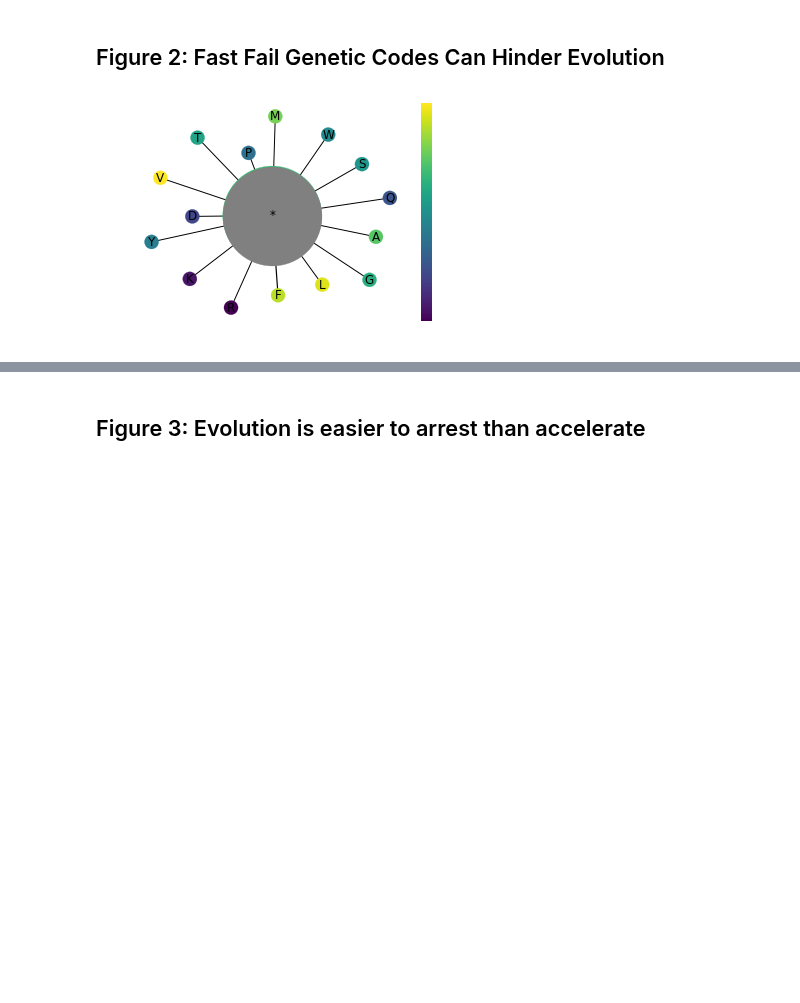
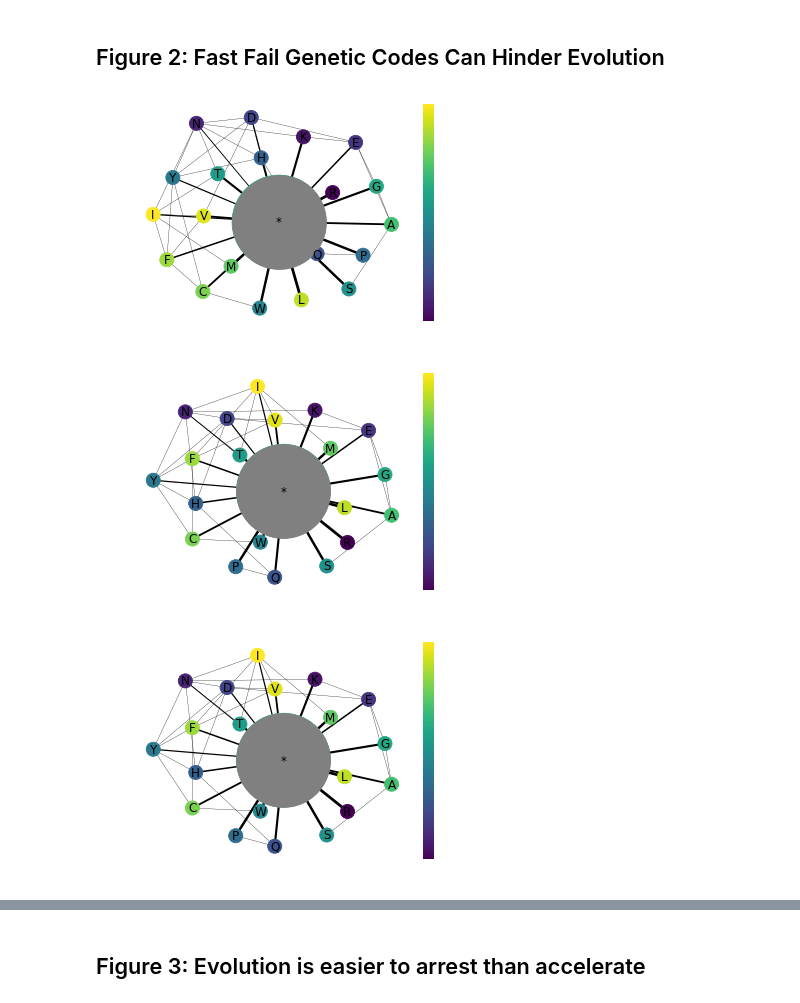
Before and after one commit to EndyLab/codon-tables, a Jupyter notebook: notebooks/fast_fail_figs.ipynb, the cells around one changed output, grey strips where cells are left out. Cells and saved outputs as stored; diff of their text form; code cells hidden in the pictures; blank space fills up the shorter version.

```diff
--- a/notebooks/fast_fail_figs.ipynb
+++ b/notebooks/fast_fail_figs.ipynb
@@ -22,6 +22,7 @@ import random
 from random import shuffle
 import pickle
 import copy
+import datetime
 from src.codonTable import codonTable
 from src.codonUtils import utils
 from src.thunderflask import thunderflask
@@ -36,8 +37,9 @@ with open(ff_path+'ff20_table.pickle', 'rb') as handle:
 with open(ff_path+'ff16_table.pickle', 'rb') as handle:
     ff16_table = codonTable(table=pickle.load(handle))
 # get reductionist code
-with open('/Users/jonathancalles/Dropbox/Lab/Fast Fail/res/Reductionist Code/reductionist20.pickle', 'rb') as handle:
-    red20 = codonTable(pickle.load(handle))
+# with open('/Users/jonathancalles/Dropbox/Lab/Fast Fail/res/Reductionist Code/reductionist20.pickle', 'rb') as handle:
+#     red20 = codonTable(pickle.load(handle))
+red20 = codonTable(table='RED20')
 
 # get reduct14 code
 with open('/Users/jonathancalles/Dropbox/Lab/Fast Fail/res/Reductionist Code/reductionist15.pickle', 'rb') as handle:
@@ -335,17 +299,20 @@ print(block_array[3])
 # %%
 ################
 # Figures 2a-c #
 ################
 
 # plot and save some shiznit
-path = '/home/jon/Lab/Fast Fail/Figures/Figure 2/'
+path = '/Users/jonathancalles/Lab/Fast Fail/Figures/Figure 2/'
 # fftable.codonTable.to_csv(path+'fftable.csv')
 # fftable.plotGraph()#filename=path+'ff_graph.svg')
 # ff16_table.codonTable.to_csv(path+'ff16.csv')
 # ff16_table.plotGraph(filename=path+'ff16_graph.svg')
-# red20.plotGraph(filename=path+'reductionist_graph.svg')
+red20.plotGraph()
+red20.plotGraph(filename=path+'reductionist_graph.svg')
 # red20.codonTable.to_csv(path+'red20.csv')
-red15.plotGraph(filename=path+'reduct15_graph.svg')
-red15.codonTable.to_csv(path+'red15.csv')
+# red15.plotGraph(filename=path+'reduct15_graph.svg')
+# red15.codonTable.to_csv(path+'red15.csv')
 # %% [output]
-[figure, old version]
+[figure, new version]
+[figure, added]
+[figure, added]
```
Also changed, not shown: parts of 63 cells of this notebook.
